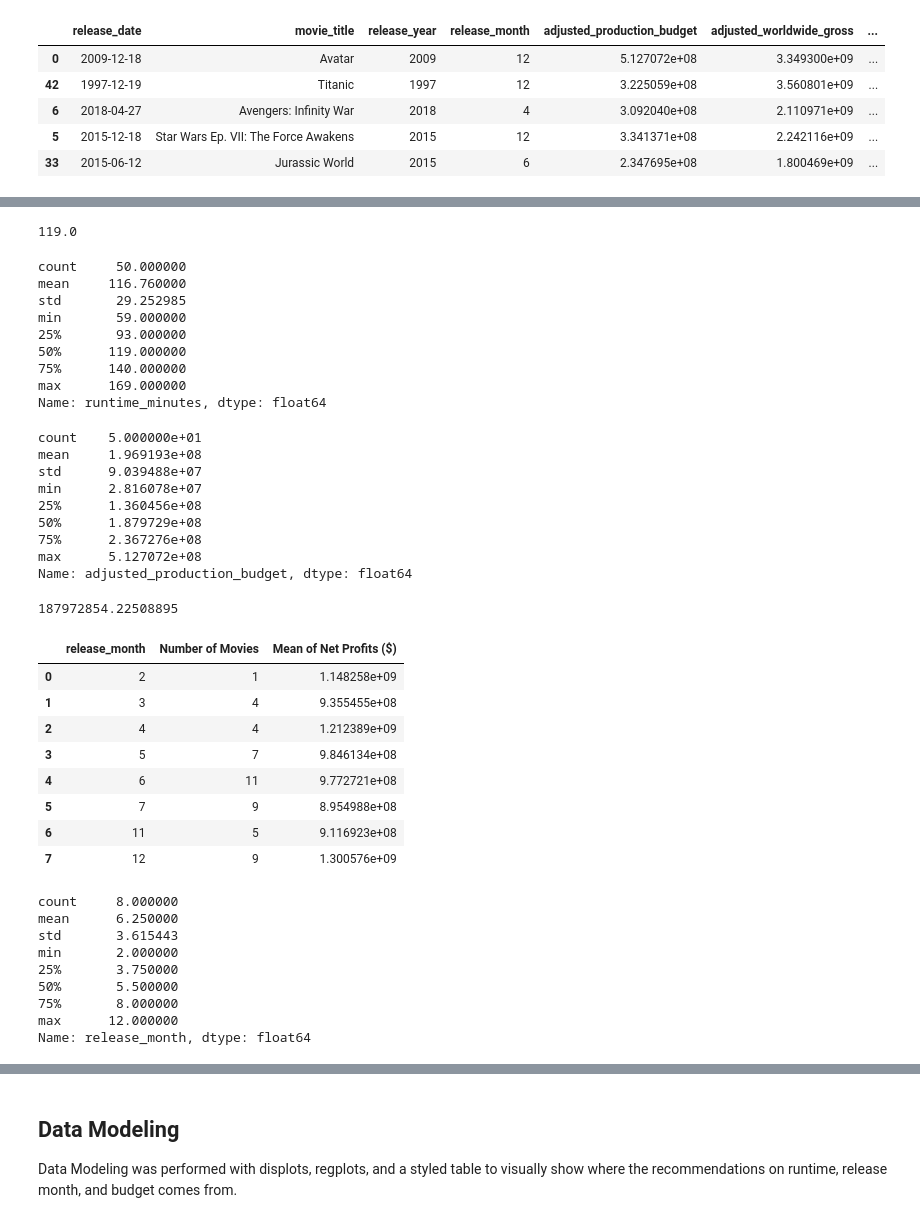
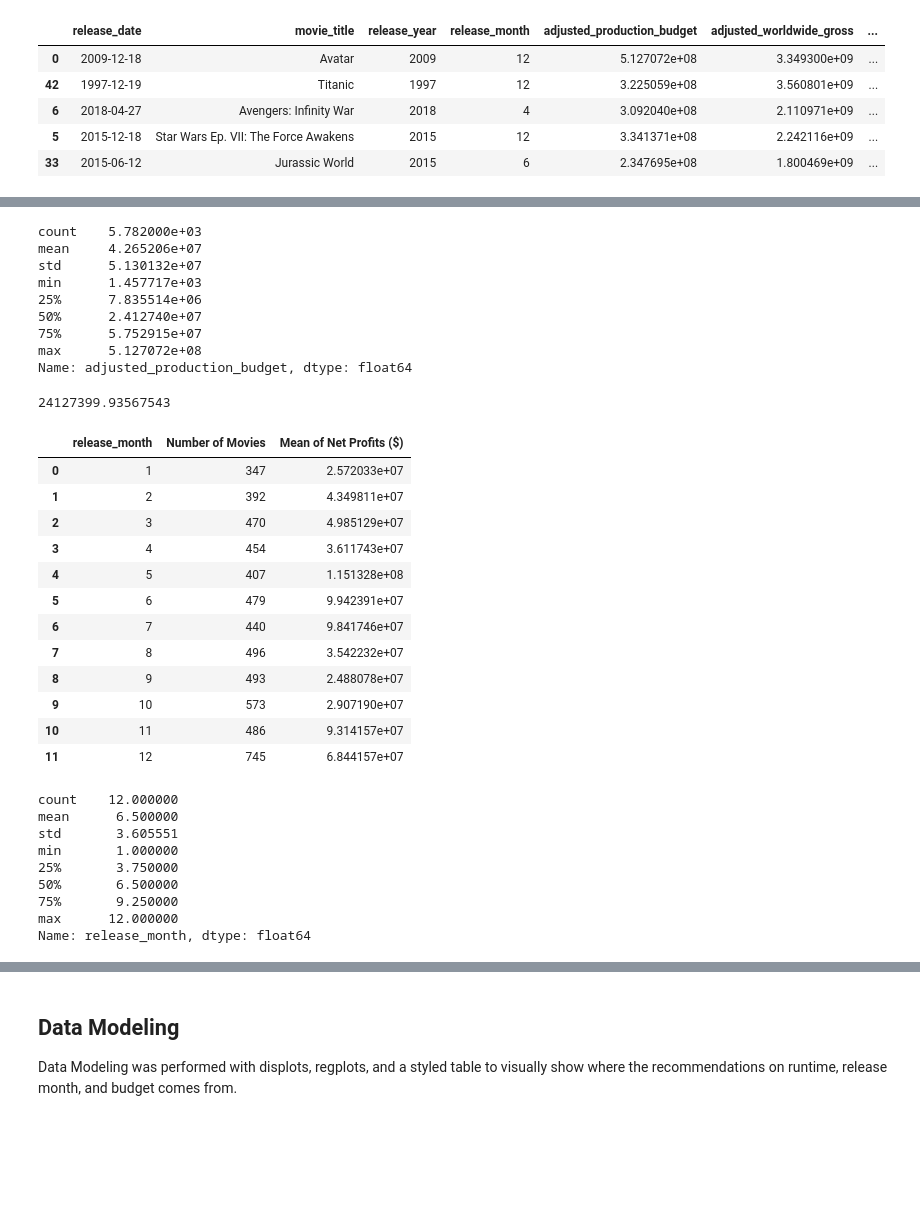
Before and after one commit to rachelfein/project, a Jupyter notebook: Microsoft_Movie_Analysis.ipynb, the cells around one changed output, grey strips where cells are left out. Cells and saved outputs as stored; diff of their text form; code cells hidden in the pictures; blank space fills up the shorter version.

```diff
--- a/Microsoft_Movie_Analysis.ipynb
+++ b/Microsoft_Movie_Analysis.ipynb
@@ -374,67 +339,52 @@ df_net_profit.head(50)['release_month'].median()
-# %%
-# the median is most likely best reccomendation to give the client for runtime, but it will be further looked into
-# with data modeling
-df_mean_runtime.head(50)['runtime_minutes'].median()
-# %% [output]
-119.0
-# %%
-df_mean_runtime.head(50)['runtime_minutes'].describe()
-# %% [output]
-count     50.000000
-mean     116.760000
-std       29.252985
-min       59.000000
-25%       93.000000
-50%      119.000000
-75%      140.000000
-max      169.000000
-Name: runtime_minutes, dtype: float64
 # %%
-df_net_profit['adjusted_production_budget'].head(50).describe()
+df_net_profit['adjusted_production_budget'].describe()
 # %% [output]
-count    5.000000e+01
-mean     1.969193e+08
-std      9.039488e+07
-min      2.816078e+07
-25%      1.360456e+08
-50%      1.879729e+08
-75%      2.367276e+08
+count    5.782000e+03
+mean     4.265206e+07
+std      5.130132e+07
+min      1.457717e+03
+25%      7.835514e+06
+50%      2.412740e+07
+75%      5.752915e+07
 max      5.127072e+08
 Name: adjusted_production_budget, dtype: float64
-# %%
-# The rounded median value for the top 50 movies' production budget is what I recommend to spend.
-df_net_profit['adjusted_production_budget'].head(50).median()
-# %% [output]
-187972854.22508895
+# %%
+df_net_profit['adjusted_production_budget'].median()
+# %% [output]
+24127399.93567543
 # %%
 # Further analysis for release month now that data is sorted.
 # The release_month is grouped by month and the mean was calculated for the net_profit for all rows in each month.
 # below shows mean by month for the 50 most profiting movies in the dataframe
 
-mean_profit_by_month = df_net_profit.head(50).groupby("release_month").net_profit.agg(['count', 'mean'])
+mean_profit_by_month = df_net_profit.groupby("release_month").net_profit.agg(['count', 'mean'])
 mean_profit_by_month.rename(columns={'count': 'Number of Movies', 'mean': 'Mean of Net Profits ($)'},inplace = True)
 mean_profit_by_month.reset_index(drop=False, inplace=True)
 mean_profit_by_month.head(13)
 # %% [output]
 |  | release_month | Number of Movies | Mean of Net Profits ($) |
-| 0 | 2 | 1 | 1.148258e+09 |
-| 1 | 3 | 4 | 9.355455e+08 |
-| 2 | 4 | 4 | 1.212389e+09 |
-| 3 | 5 | 7 | 9.846134e+08 |
-| 4 | 6 | 11 | 9.772721e+08 |
-| 5 | 7 | 9 | 8.954988e+08 |
-| 6 | 11 | 5 | 9.116923e+08 |
-| 7 | 12 | 9 | 1.300576e+09 |
+| 0 | 1 | 347 | 2.572033e+07 |
+| 1 | 2 | 392 | 4.349811e+07 |
+| 2 | 3 | 470 | 4.985129e+07 |
+| 3 | 4 | 454 | 3.611743e+07 |
+| 4 | 5 | 407 | 1.151328e+08 |
+| 5 | 6 | 479 | 9.942391e+07 |
+| 6 | 7 | 440 | 9.841746e+07 |
+| 7 | 8 | 496 | 3.542232e+07 |
+| 8 | 9 | 493 | 2.488078e+07 |
+| 9 | 10 | 573 | 2.907190e+07 |
+| 10 | 11 | 486 | 9.314157e+07 |
+| 11 | 12 | 745 | 6.844157e+07 |
 # %%
 mean_profit_by_month['release_month'].describe()
 # %% [output]
-count     8.000000
-mean      6.250000
-std       3.615443
-min       2.000000
+count    12.000000
+mean      6.500000
+std       3.605551
+min       1.000000
 25%       3.750000
-50%       5.500000
-75%       8.000000
+50%       6.500000
+75%       9.250000
 max      12.000000
 Name: release_month, dtype: float64
 # %%
```
Also changed, not shown: parts of 21 cells of this notebook, 8 other files.
